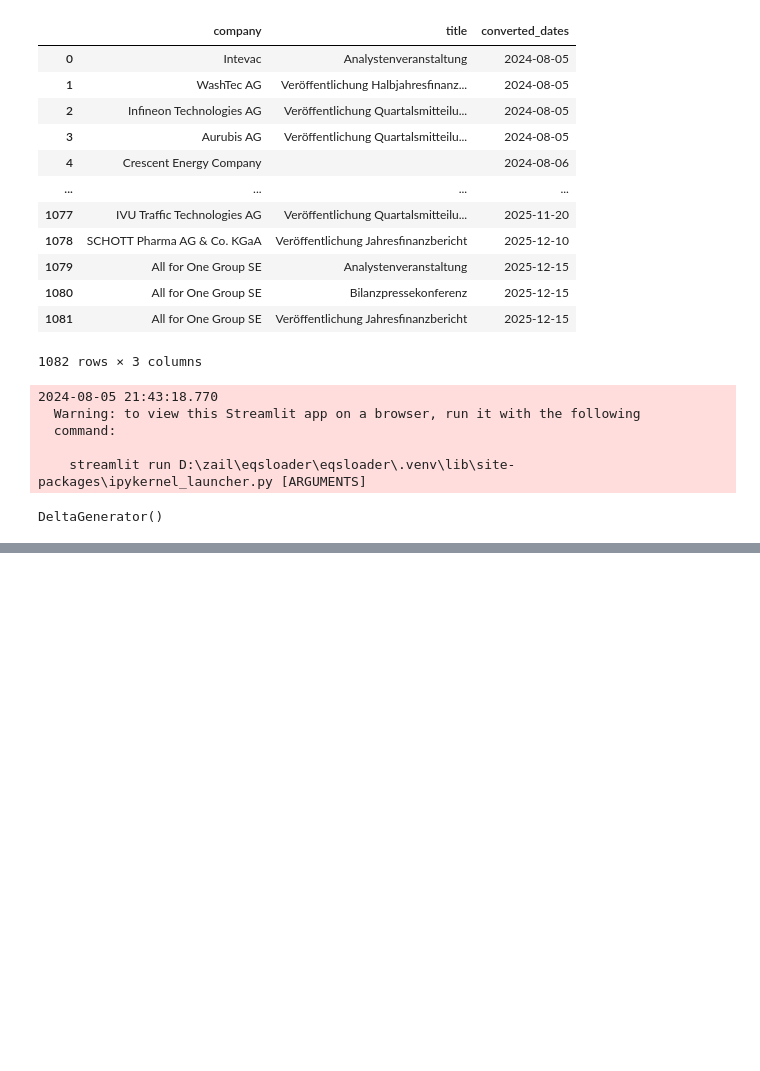
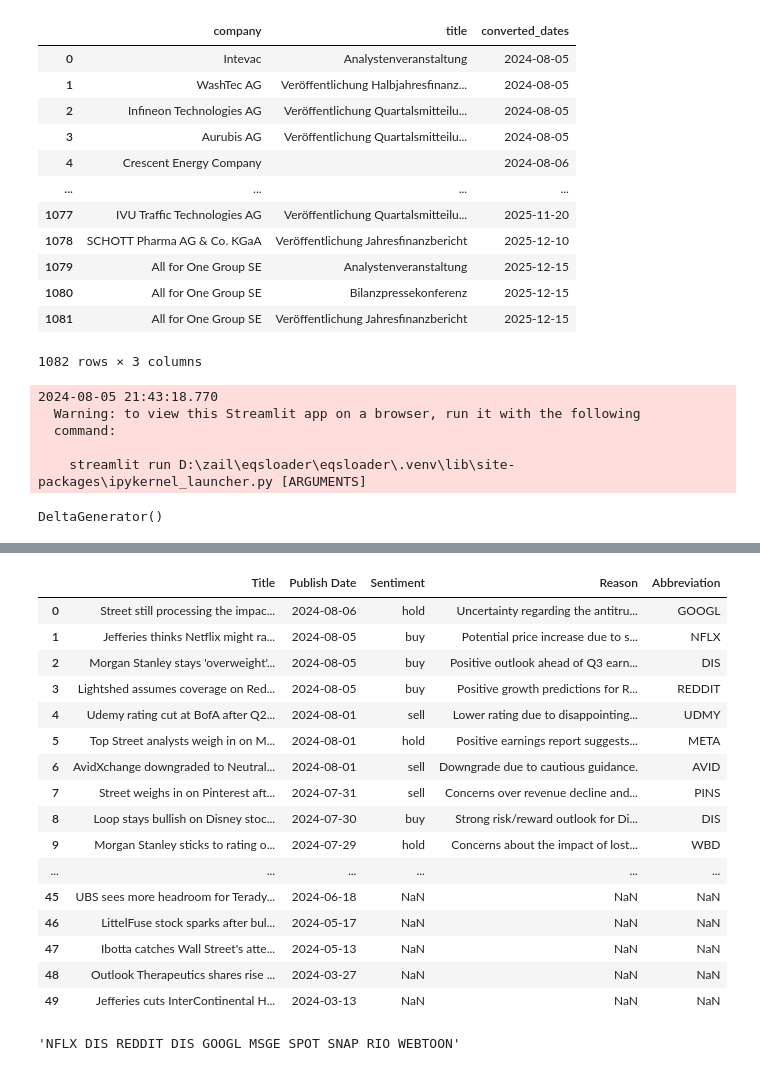
Before and after one commit to lz039/financialevents, a Jupyter notebook: Services/EqsLoaderPlayground.ipynb, the cells around one changed output, grey strips where cells are left out. Cells and saved outputs as stored; diff of their text form; code cells hidden in the pictures; blank space fills up the shorter version.

````diff
--- a/Services/EqsLoaderPlayground.ipynb
+++ b/Services/EqsLoaderPlayground.ipynb
@@ -71,0 +134,48 @@ DeltaGenerator()
+# %%
+from openai import OpenAI
+
+MAX = 25
+client = OpenAI()
+response = client.chat.completions.create(
+  model="gpt-4o-mini",
+  messages=[
+    {
+      "role": "system",
+      "content": "You are an expert in financial news analysis. Extract the sentiment (buy/hold/sell) from the title of financial news articles, provide a brief reason for the sentiment, and identify the stock abbreviation. Add new columns for Sentiment, Reason and Abbreviation. Output the JSON again that can be used as pandas dataframe."
+    },
+    {
+      "role": "user",
+      "content": f"""
+        {df[["Title"]][:MAX].to_json()}
+      """
+    }
+  ],
+  max_tokens=150 * MAX,
+)
+# %%
+cleaned_response = response.choices[0].message.content.strip('```json\n').strip('```')
+cleaned_response
+data = json.loads(cleaned_response)
+df_news = pd.DataFrame(data)
+df_news
+# %%
+df_merged = pd.merge(df, df_news, on='Title', how='left')
+df_merged
+# %% [output]
+|  | Title | Publish Date | Sentiment | Reason | Abbreviation |
+| 0 | Street still processing the impac... | 2024-08-06 | hold | Uncertainty regarding the antitru... | GOOGL |
+| 1 | Jefferies thinks Netflix might ra... | 2024-08-05 | buy | Potential price increase due to s... | NFLX |
+| 2 | Morgan Stanley stays 'overweight'... | 2024-08-05 | buy | Positive outlook ahead of Q3 earn... | DIS |
+| 3 | Lightshed assumes coverage on Red... | 2024-08-05 | buy | Positive growth predictions for R... | REDDIT |
+| 4 | Udemy rating cut at BofA after Q2... | 2024-08-01 | sell | Lower rating due to disappointing... | UDMY |
+| 5 | Top Street analysts weigh in on M... | 2024-08-01 | hold | Positive earnings report suggests... | META |
+| 6 | AvidXchange downgraded to Neutral... | 2024-08-01 | sell | Downgrade due to cautious guidance. | AVID |
+| 7 | Street weighs in on Pinterest aft... | 2024-07-31 | sell | Concerns over revenue decline and... | PINS |
+| 8 | Loop stays bullish on Disney stoc... | 2024-07-30 | buy | Strong risk/reward outlook for Di... | DIS |
+| 9 | Morgan Stanley sticks to rating o... | 2024-07-29 | hold | Concerns about the impact of lost... | WBD |
+| ... | ... | ... | ... | ... | ... |
+| 45 | UBS sees more headroom for Terady... | 2024-06-18 | NaN | NaN | NaN |
+| 46 | LittelFuse stock sparks after bul... | 2024-05-17 | NaN | NaN | NaN |
+| 47 | Ibotta catches Wall Street's atte... | 2024-05-13 | NaN | NaN | NaN |
+| 48 | Outlook Therapeutics shares rise ... | 2024-03-27 | NaN | NaN | NaN |
+| 49 | Jefferies cuts InterContinental H... | 2024-03-13 | NaN | NaN | NaN |
@@ -71,0 +198,8 @@ DeltaGenerator()
+# %%
+buy_abbreviations = df_merged[df_merged['Sentiment'] == 'buy']['Abbreviation']
+buy_abbreviations
+
+abbreviation_string = ' '.join(buy_abbreviations.tolist())
+abbreviation_string
+# %% [output]
+'NFLX DIS REDDIT DIS GOOGL MSGE SPOT SNAP RIO WEBTOON'
````
Also changed, not shown: parts of 10 cells of this notebook, 1 other file.
